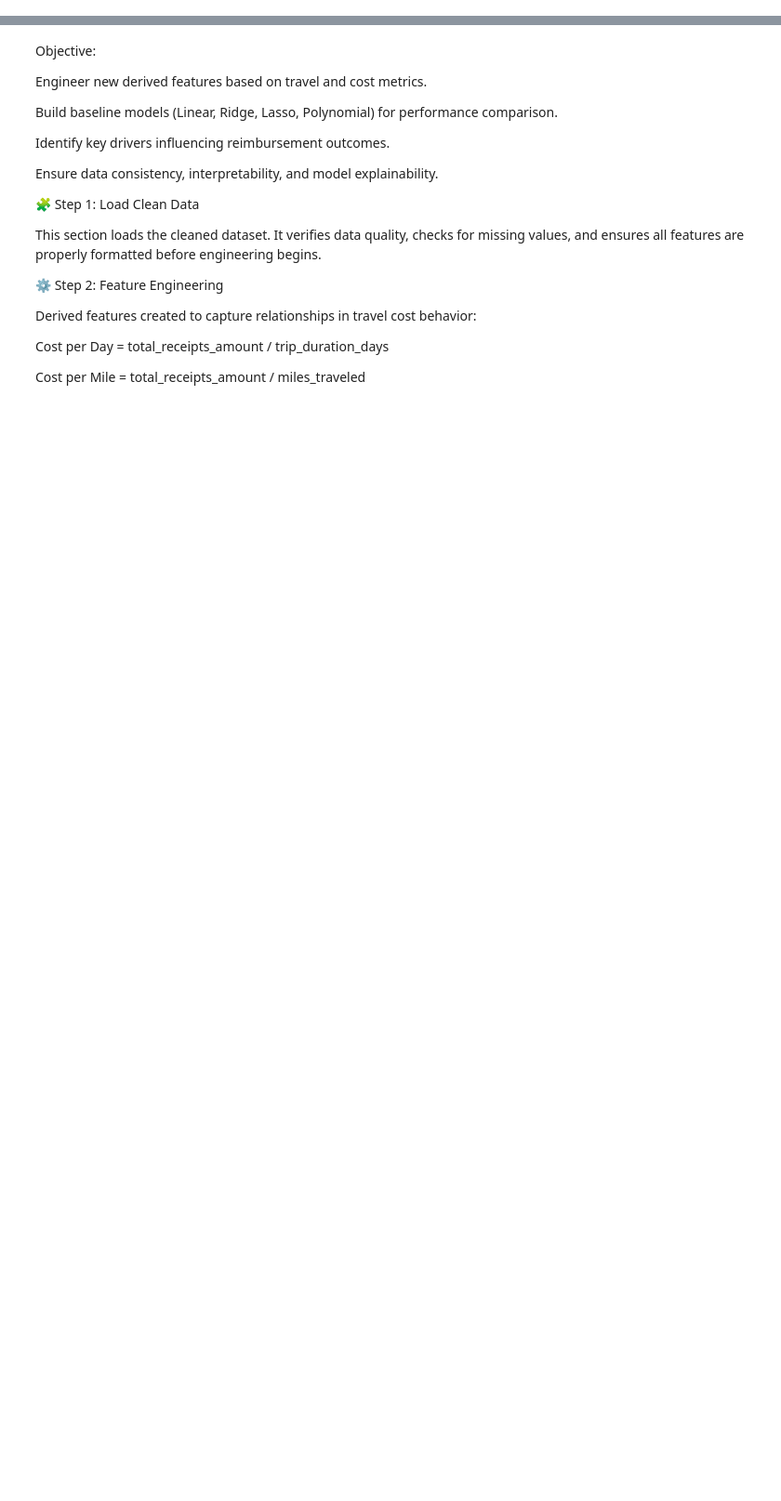
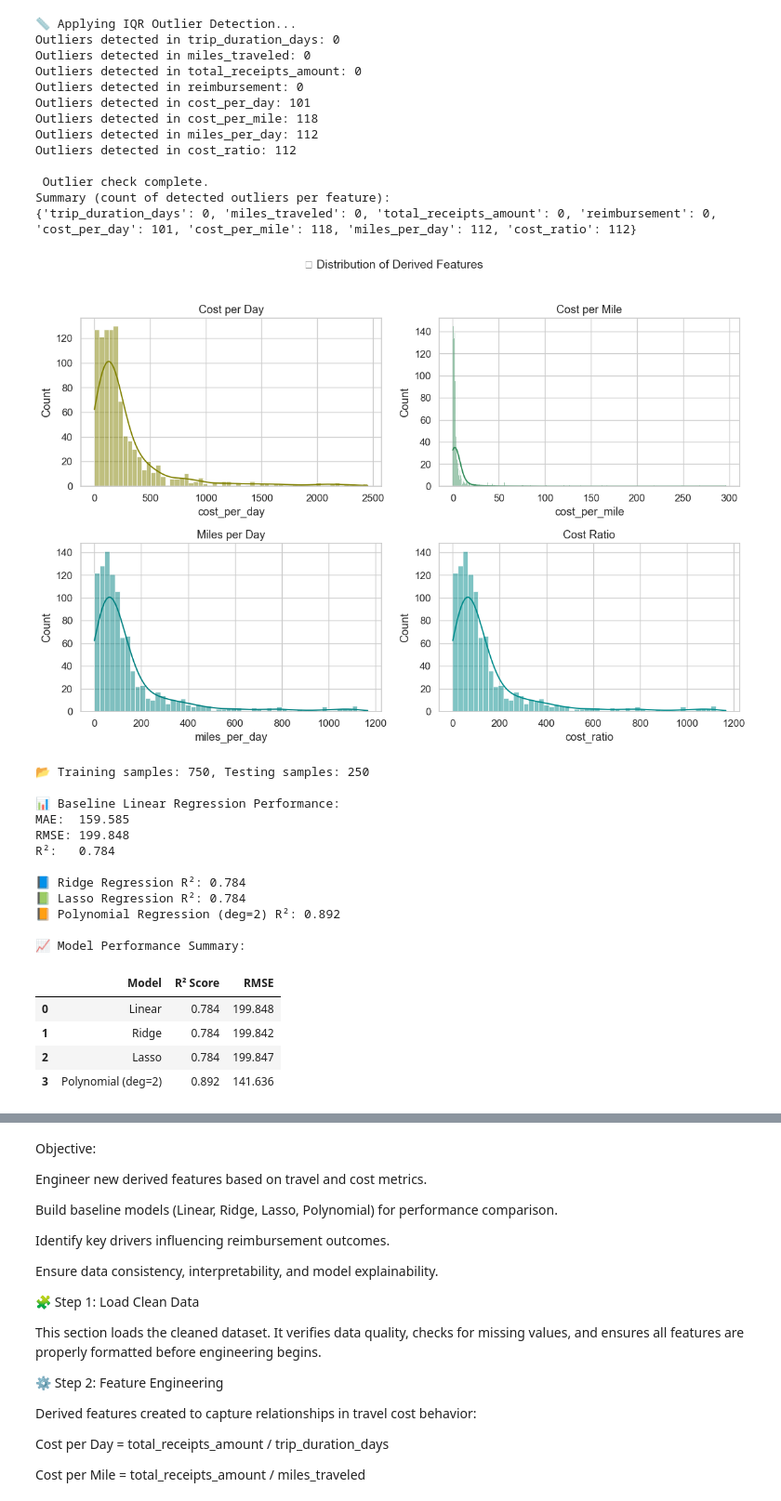
Before and after one commit to MHaynes33/BlackBox, a Jupyter notebook: Notebooks/02_Feature_Engineering_and_Baseline_Model.ipynb, the cells around one changed output, grey strips where cells are left out. Shown at 93% size. Saved outputs shown, nothing was run; the diff lists cells and outputs as text; code cells hidden in the pictures; blank space fills up the shorter version.

```diff
--- a/Notebooks/02_Feature_Engineering_and_Baseline_Model.ipynb
+++ b/Notebooks/02_Feature_Engineering_and_Baseline_Model.ipynb
@@ -171,7 +171,7 @@ Summary = pd.DataFrame({
     ]
 })
 print("\n📈 Model Performance Summary:")
-display(summary.style.background_gradient(cmap="YlGnBu").format({"R² Score": "{:.3f}", "RMSE": "{:.3f}"}))
+display(Summary.style.background_gradient(cmap="YlGnBu").format({"R² Score": "{:.3f}", "RMSE": "{:.3f}"}))
 
 # ----------------------------------------------------------
 # Step 9: Visualize Actual vs Predicted (Best Model)
@@ -194,0 +220,31 @@ FileNotFoundError: [Errno 2] No such file or directory: 'combined_clean.csv'
+📏 Applying IQR Outlier Detection...
+Outliers detected in trip_duration_days: 0
+Outliers detected in miles_traveled: 0
+Outliers detected in total_receipts_amount: 0
+Outliers detected in reimbursement: 0
+Outliers detected in cost_per_day: 101
+Outliers detected in cost_per_mile: 118
+Outliers detected in miles_per_day: 112
+Outliers detected in cost_ratio: 112
+
+ Outlier check complete.
+Summary (count of detected outliers per feature):
+{'trip_duration_days': 0, 'miles_traveled': 0, 'total_receipts_amount': 0, 'reimbursement': 0, 'cost_per_day': 101, 'cost_per_mile': 118, 'miles_per_day': 112, 'cost_ratio': 112}
+[figure, added]
+📂 Training samples: 750, Testing samples: 250
+
+📊 Baseline Linear Regression Performance:
+MAE:  159.585
+RMSE: 199.848
+R²:   0.784
+
+📘 Ridge Regression R²: 0.784
+📗 Lasso Regression R²: 0.784
+📙 Polynomial Regression (deg=2) R²: 0.892
+
+📈 Model Performance Summary:
+|  | Model | R² Score | RMSE |
+| 0 | Linear | 0.784 | 199.848 |
+| 1 | Ridge | 0.784 | 199.842 |
+| 2 | Lasso | 0.784 | 199.847 |
+| 3 | Polynomial (deg=2) | 0.892 | 141.636 |
```
Also changed, not shown: parts of 1 cell of this notebook.
